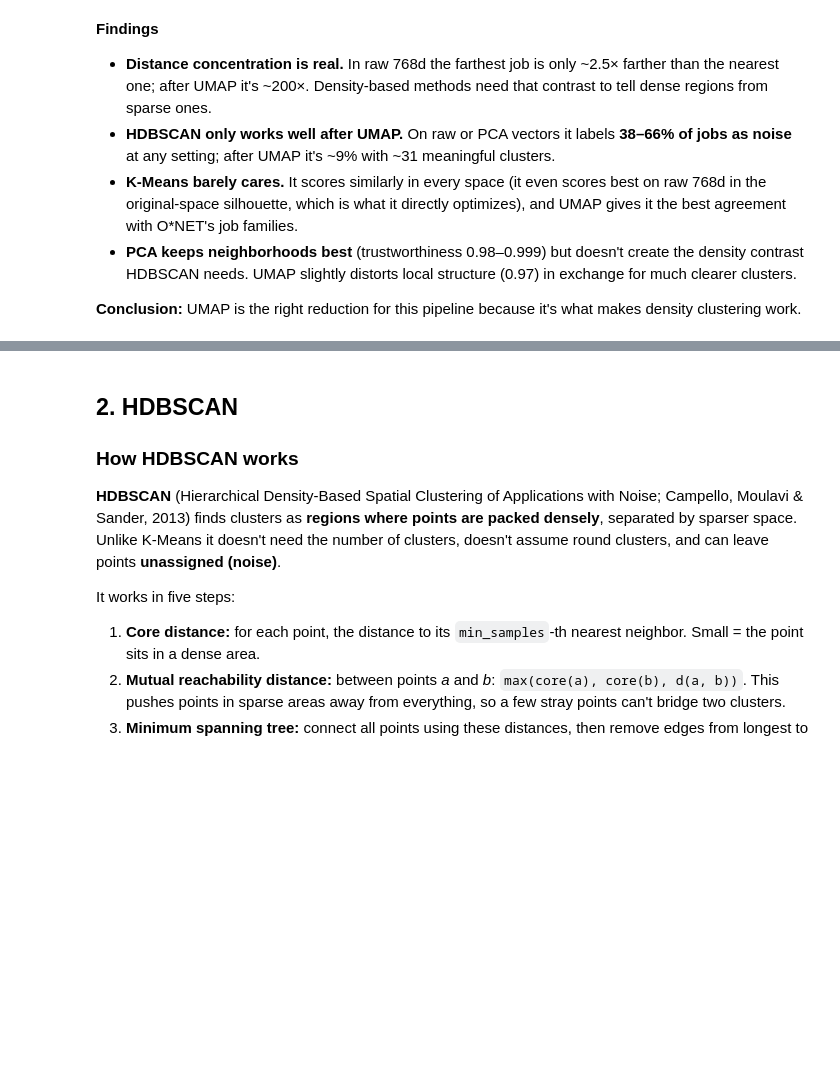
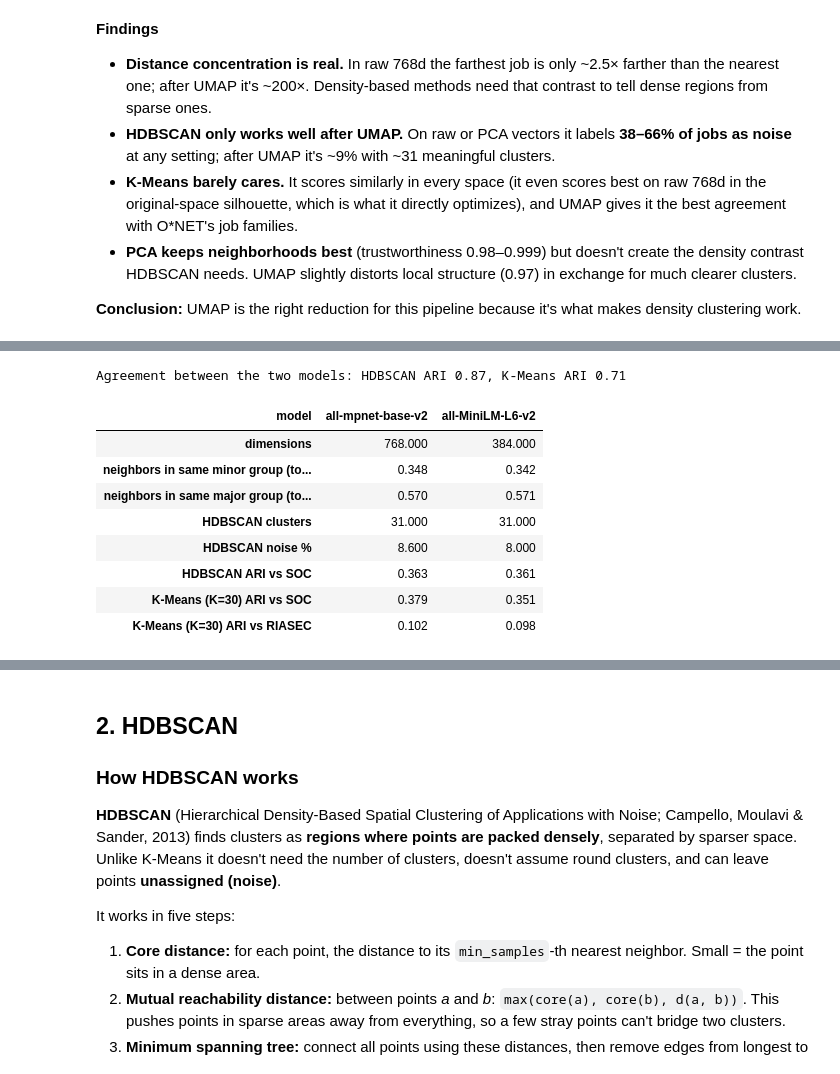
Before and after one commit to ProjectAssembely/Bubbles, a Jupyter notebook: notebooks/02_text_clustering.ipynb, the cells around one changed output, grey strips where cells are left out. Saved outputs shown, nothing was run; the diff lists cells and outputs as text; code cells hidden in the pictures; blank space fills up the shorter version.

```diff
--- a/notebooks/02_text_clustering.ipynb
+++ b/notebooks/02_text_clustering.ipynb
@@ -133,0 +148,51 @@ pd.DataFrame(loose).pivot(index=["min_cluster_size", "min_samples"], columns="sp
+# %%
+from sklearn.neighbors import NearestNeighbors
+
+def neighbor_purity(Xm, job_codes, k=10, level=4):
+    nn = NearestNeighbors(n_neighbors=k + 1, metric="cosine").fit(Xm)
+    idx = nn.kneighbors(Xm, return_distance=False)[:, 1:]  # drop the job itself
+    family = job_codes.str[:level].to_numpy()
+    return (family[idx] == family[:, None]).mean()
+
+MODELS = ["all-mpnet-base-v2", "all-MiniLM-L6-v2"]
+available = [m for m in MODELS if (PROCESSED / f"embeddings_{m}.npy").exists()]
+if len(available) < 2:
+    print("Skipped: run `python src/embed.py all-MiniLM-L6-v2` first to compare models.")
+else:
+    rows, model_labels = [], {}
+    for name in MODELS:
+        Xm, cm = load_embeddings(name)
+        Um = X10 if name == "all-mpnet-base-v2" else reduce(Xm, n_components=10)
+        h = run_hdbscan(Um, 10, 3).labels_
+        km = run_kmeans(Um, 30).labels_
+        keep = h != -1
+        soc_m = cm.str[:2].to_numpy()
+        ria_m = interests.loc[cm, "top_interest"].to_numpy()
+        model_labels[name] = (h, km)
+        rows.append({
+            "model": name, "dimensions": Xm.shape[1],
+            "neighbors in same minor group (top 10)": round(neighbor_purity(Xm, cm, 10, 4), 3),
+            "neighbors in same major group (top 10)": round(neighbor_purity(Xm, cm, 10, 2), 3),
+            "HDBSCAN clusters": len(set(h[keep])),
+            "HDBSCAN noise %": round(100 * (1 - keep.mean()), 1),
+            "HDBSCAN ARI vs SOC": round(adjusted_rand_score(soc_m[keep], h[keep]), 3),
+            "K-Means (K=30) ARI vs SOC": round(adjusted_rand_score(soc_m, km), 3),
+            "K-Means (K=30) ARI vs RIASEC": round(adjusted_rand_score(ria_m, km), 3),
+        })
+    model_cmp = pd.DataFrame(rows).set_index("model").T
+    (h1, k1), (h2, k2) = model_labels.values()
+    both = (h1 != -1) & (h2 != -1)
+    print(f"Agreement between the two models: HDBSCAN ARI {adjusted_rand_score(h1[both], h2[both]):.2f}, "
+          f"K-Means ARI {adjusted_rand_score(k1, k2):.2f}")
+    display(model_cmp)
+# %% [output]
+Agreement between the two models: HDBSCAN ARI 0.87, K-Means ARI 0.71
+| model | all-mpnet-base-v2 | all-MiniLM-L6-v2 |
+| dimensions | 768.000 | 384.000 |
+| neighbors in same minor group (to... | 0.348 | 0.342 |
+| neighbors in same major group (to... | 0.570 | 0.571 |
+| HDBSCAN clusters | 31.000 | 31.000 |
+| HDBSCAN noise % | 8.600 | 8.000 |
+| HDBSCAN ARI vs SOC | 0.363 | 0.361 |
+| K-Means (K=30) ARI vs SOC | 0.379 | 0.351 |
+| K-Means (K=30) ARI vs RIASEC | 0.102 | 0.098 |
```
Also changed, not shown: parts of 11 cells of this notebook, 5 other files.
